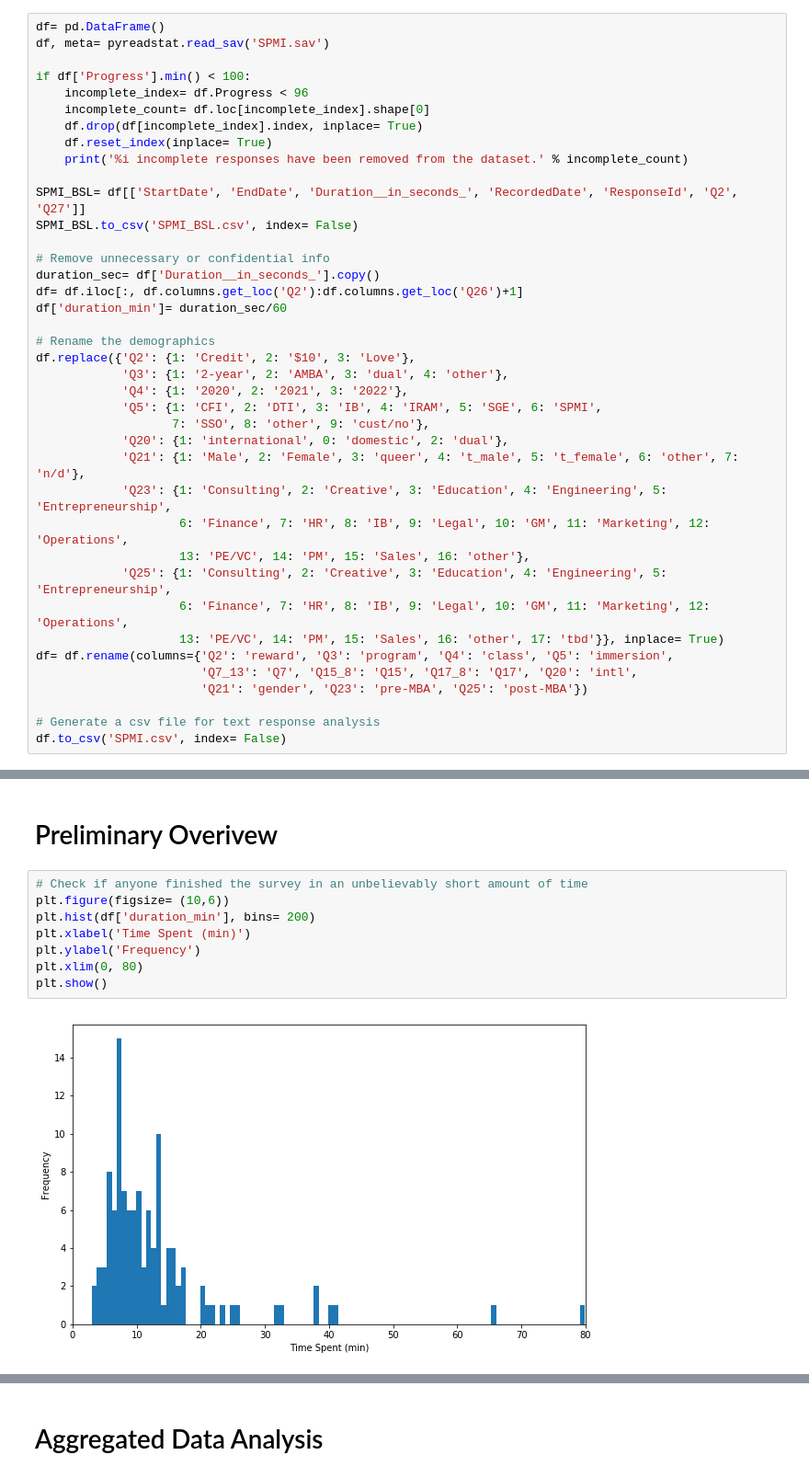
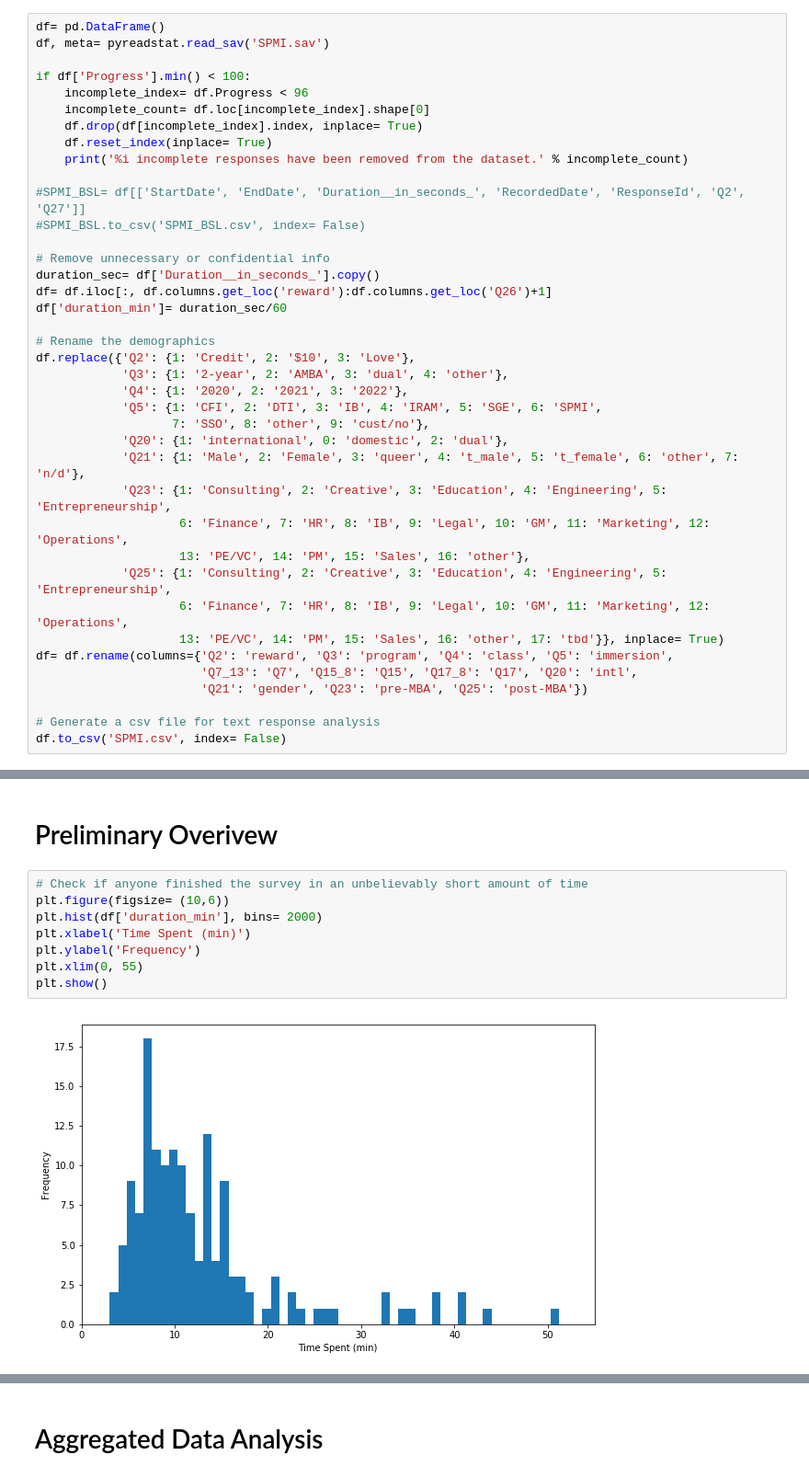
Before and after one commit to kl884/COVID-19-Test-Positive-Rate, a Jupyter notebook: SPMI (not related to COVID-19)/SPMI Survey.ipynb, the cells around one changed output, grey strips where cells are left out. Shown at 92% size. Drawn from its saved outputs; the diff is of its cells as text.

```diff
--- a/SPMI (not related to COVID-19)/SPMI Survey.ipynb
+++ b/SPMI (not related to COVID-19)/SPMI Survey.ipynb
@@ -581,12 +579,12 @@ if df['Progress'].min() < 100:
     df.reset_index(inplace= True)
     print('%i incomplete responses have been removed from the dataset.' % incomplete_count)
 
-SPMI_BSL= df[['StartDate', 'EndDate', 'Duration__in_seconds_', 'RecordedDate', 'ResponseId', 'Q2', 'Q27']]
-SPMI_BSL.to_csv('SPMI_BSL.csv', index= False)
+#SPMI_BSL= df[['StartDate', 'EndDate', 'Duration__in_seconds_', 'RecordedDate', 'ResponseId', 'Q2', 'Q27']]
+#SPMI_BSL.to_csv('SPMI_BSL.csv', index= False)
 
 # Remove unnecessary or confidential info
 duration_sec= df['Duration__in_seconds_'].copy()
-df= df.iloc[:, df.columns.get_loc('Q2'):df.columns.get_loc('Q26')+1]
+df= df.iloc[:, df.columns.get_loc('reward'):df.columns.get_loc('Q26')+1]
 df['duration_min']= duration_sec/60
 
 # Rename the demographics
@@ -616,13 +614,13 @@ df.to_csv('SPMI.csv', index= False)
 # %%
 # Check if anyone finished the survey in an unbelievably short amount of time
 plt.figure(figsize= (10,6))
-plt.hist(df['duration_min'], bins= 200)
+plt.hist(df['duration_min'], bins= 2000)
 plt.xlabel('Time Spent (min)')
 plt.ylabel('Frequency')
-plt.xlim(0, 80)
+plt.xlim(0, 55)
 plt.show()
 # %% [output]
-[figure, old version]
+[figure, new version]
 # %%
 # Summary of the preliminary demographics
 print('Total valid participants: %i' % df['reward'].count())
```
Also changed, not shown: parts of 96 cells of this notebook, 3 other files.
